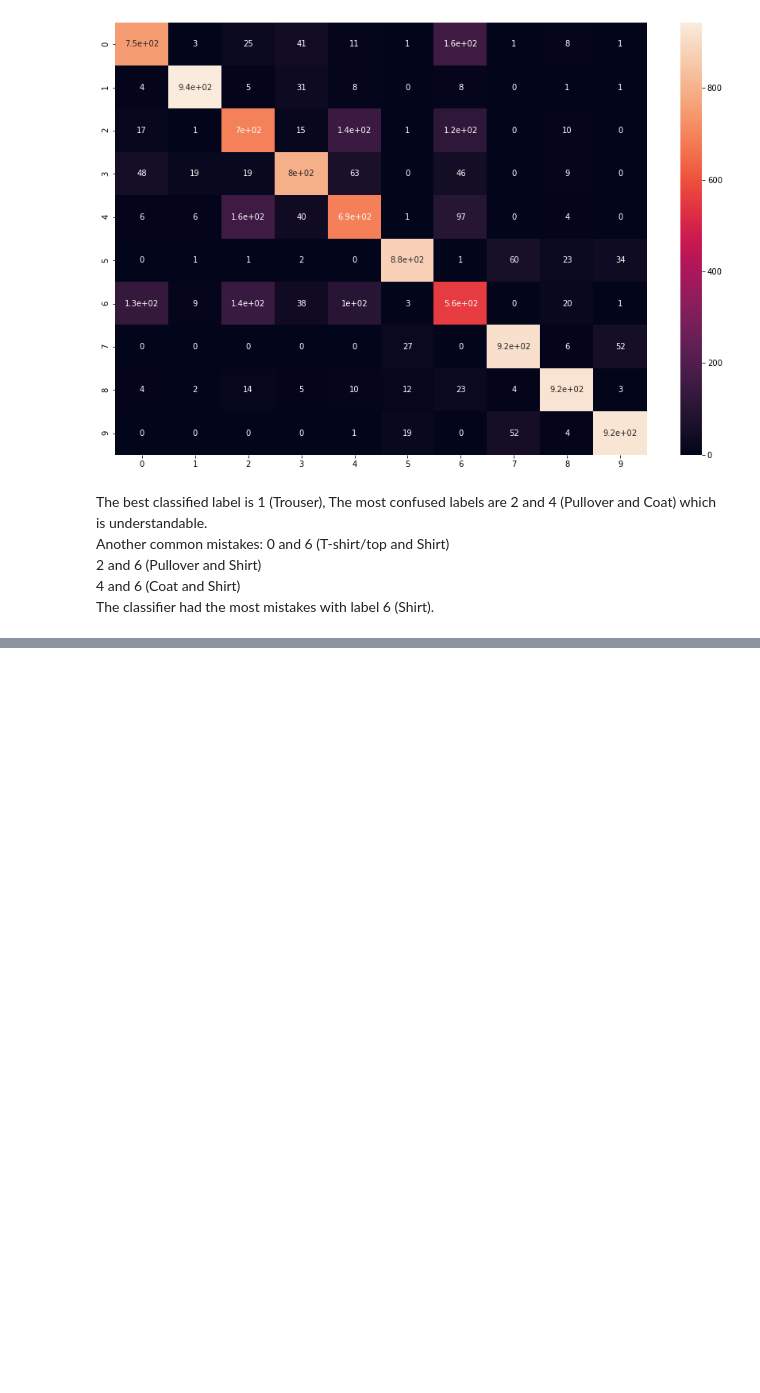
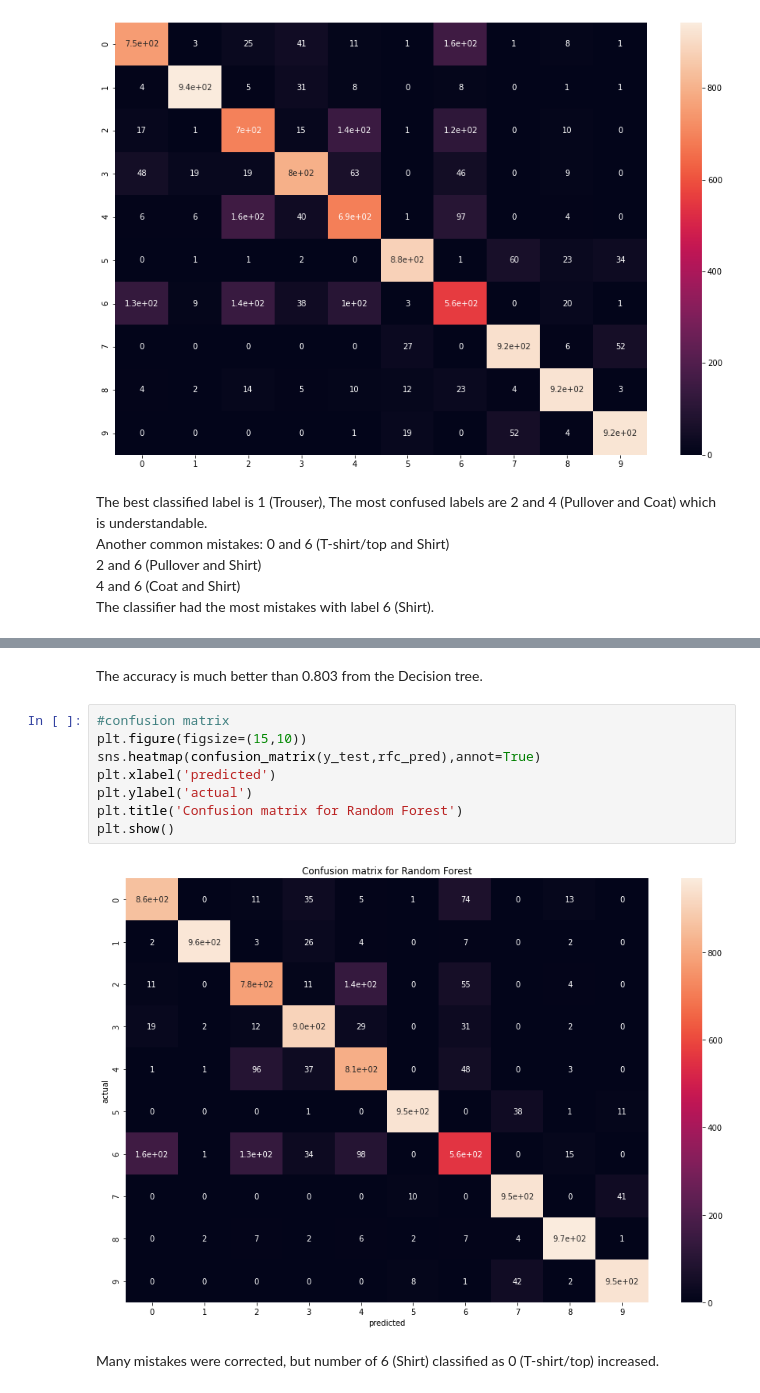
Before and after one commit to oridarshan/data-visualization-project, a Jupyter notebook: FMNIST-Notebook.ipynb, the cells around one changed output, grey strips where cells are left out. Drawn from its saved outputs; the diff is of its cells as text; blank space fills up the shorter version.

```diff
--- a/FMNIST-Notebook.ipynb
+++ b/FMNIST-Notebook.ipynb
@@ -175,0 +238,14 @@ The classifier had the most mistakes with label 6 (Shirt).
+# %% [markdown]
+The accuracy is much better than 0.803 from the Decision tree.
+# %%
+#confusion matrix
+plt.figure(figsize=(15,10))
+sns.heatmap(confusion_matrix(y_test,rfc_pred),annot=True)
+plt.xlabel('predicted')
+plt.ylabel('actual')
+plt.title('Confusion matrix for Random Forest')
+plt.show()
+# %% [output]
+[figure, added]
+# %% [markdown]
+Many mistakes were corrected, but number of 6 (Shirt) classified as 0 (T-shirt/top) increased.
```
Also changed, not shown: parts of 16 cells of this notebook.
